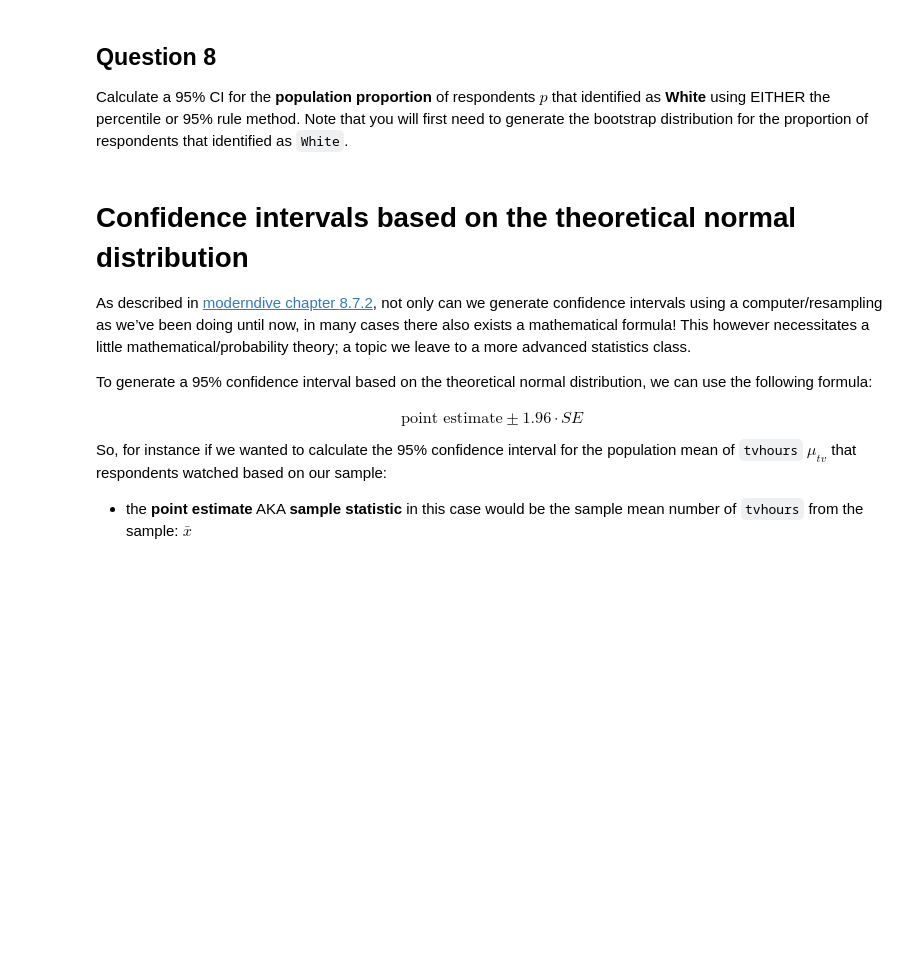
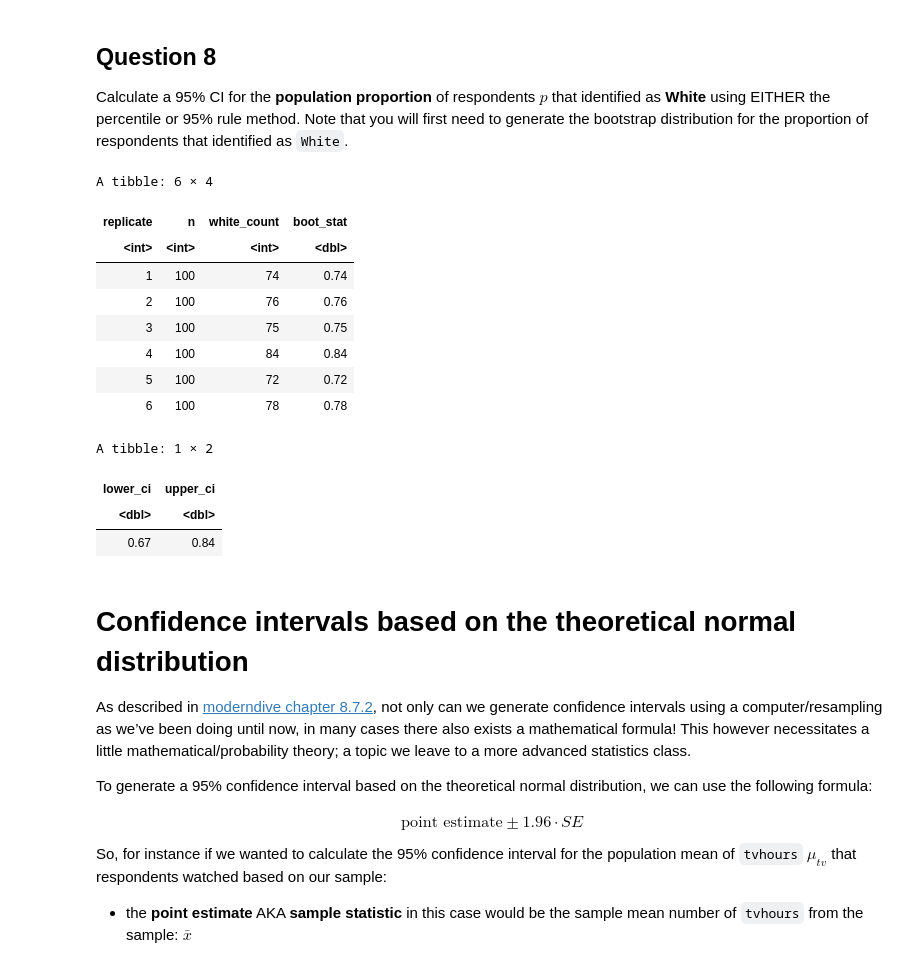
Before and after one commit to UNC-DATA-730/unit-8-assignment-dlee002, a Jupyter notebook: assignment8.ipynb, the cells around one changed output. Saved outputs shown, nothing was run; the diff lists cells and outputs as text; code cells hidden in the pictures; blank space fills up the shorter version.

```diff
--- a/assignment8.ipynb
+++ b/assignment8.ipynb
@@ -540,6 +581,33 @@ that identified as **White** using EITHER the percentile or 95% rule
 method. Note that you will first need to generate the bootstrap
 distribution for the proportion of respondents that identified as
 `White`.
+# %%
+boot_distrib_white = boot_samp_1000 |>
+  group_by(replicate) |>
+  summarize(n = n(),
+            white_count = sum(race == "White"),
+            boot_stat = white_count/n)
+
+boot_distrib_white |> head()
+
+percentile_ci_infer_95 = boot_distrib_white |>
+    get_confidence_interval(level = 0.95, type = "percentile")
+
+percentile_ci_infer_95
+# %% [output]
+A tibble: 6 × 4
+| replicate | n | white_count | boot_stat |
+| <int> | <int> | <int> | <dbl> |
+| 1 | 100 | 74 | 0.74 |
+| 2 | 100 | 76 | 0.76 |
+| 3 | 100 | 75 | 0.75 |
+| 4 | 100 | 84 | 0.84 |
+| 5 | 100 | 72 | 0.72 |
+| 6 | 100 | 78 | 0.78 |
+A tibble: 1 × 2
+| lower_ci | upper_ci |
+| <dbl> | <dbl> |
+| 0.67 | 0.84 |
 # %% [markdown]
 # Confidence intervals based on the theoretical normal distribution
 
```
Also changed, not shown: parts of 7 cells of this notebook.
